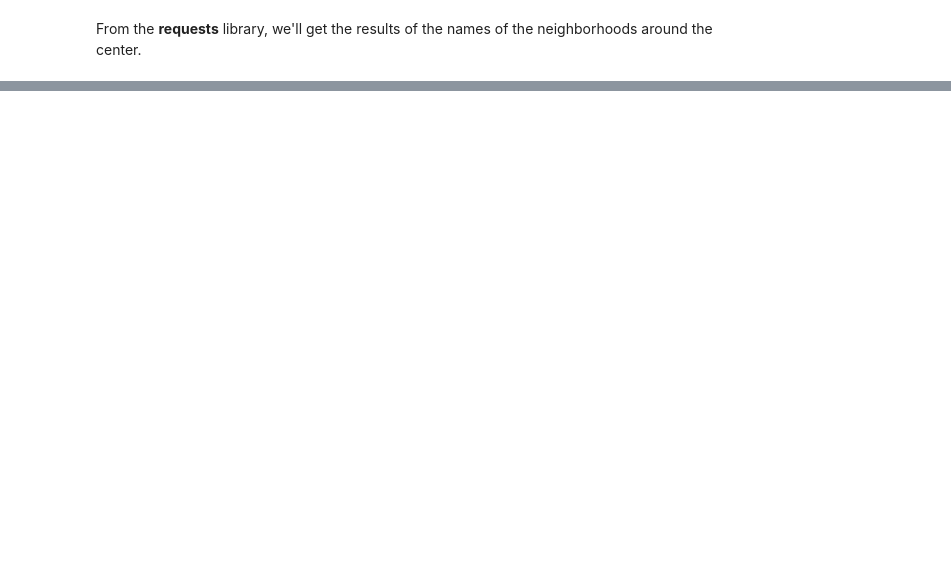
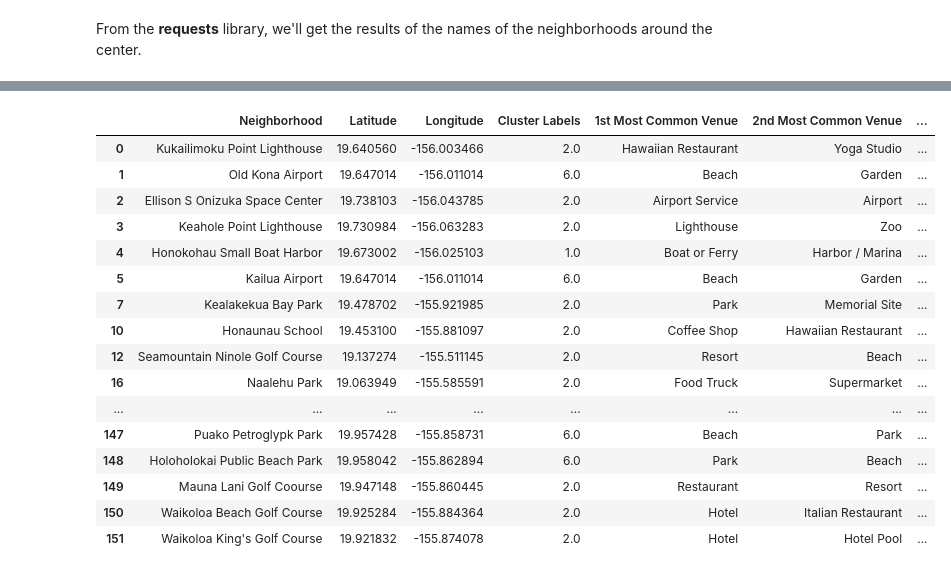
Before and after one commit to Debaparna-Goswami/Coursera_Capstone, a Jupyter notebook: Battle_of_neighborhoods.ipynb, the cells around one changed output, grey strips where cells are left out. Cells and saved outputs as stored; diff of their text form; code cells hidden in the pictures; blank space fills up the shorter version.

```diff
--- a/Battle_of_neighborhoods.ipynb
+++ b/Battle_of_neighborhoods.ipynb
@@ -333,0 +654,21 @@ results
+# %%
+hawaii_merged.dropna(axis = 0,inplace  = True)
+hawaii_merged.head(130)
+# %% [output]
+|  | Neighborhood | Latitude | Longitude | Cluster Labels | 1st Most Common Venue | 2nd Most Common Venue | ... |
+| 0 | Kukailimoku Point Lighthouse | 19.640560 | -156.003466 | 2.0 | Hawaiian Restaurant | Yoga Studio | ... |
+| 1 | Old Kona Airport | 19.647014 | -156.011014 | 6.0 | Beach | Garden | ... |
+| 2 | Ellison S Onizuka Space Center | 19.738103 | -156.043785 | 2.0 | Airport Service | Airport | ... |
+| 3 | Keahole Point Lighthouse | 19.730984 | -156.063283 | 2.0 | Lighthouse | Zoo | ... |
+| 4 | Honokohau Small Boat Harbor | 19.673002 | -156.025103 | 1.0 | Boat or Ferry | Harbor / Marina | ... |
+| 5 | Kailua Airport | 19.647014 | -156.011014 | 6.0 | Beach | Garden | ... |
+| 7 | Kealakekua Bay Park | 19.478702 | -155.921985 | 2.0 | Park | Memorial Site | ... |
+| 10 | Honaunau School | 19.453100 | -155.881097 | 2.0 | Coffee Shop | Hawaiian Restaurant | ... |
+| 12 | Seamountain Ninole Golf Course | 19.137274 | -155.511145 | 2.0 | Resort | Beach | ... |
+| 16 | Naalehu Park | 19.063949 | -155.585591 | 2.0 | Food Truck | Supermarket | ... |
+| ... | ... | ... | ... | ... | ... | ... | ... |
+| 147 | Puako Petroglypk Park | 19.957428 | -155.858731 | 6.0 | Beach | Park | ... |
+| 148 | Holoholokai Public Beach Park | 19.958042 | -155.862894 | 6.0 | Park | Beach | ... |
+| 149 | Mauna Lani Golf Coourse | 19.947148 | -155.860445 | 2.0 | Restaurant | Resort | ... |
+| 150 | Waikoloa Beach Golf Course | 19.925284 | -155.884364 | 2.0 | Hotel | Italian Restaurant | ... |
+| 151 | Waikoloa King's Golf Course | 19.921832 | -155.874078 | 2.0 | Hotel | Hotel Pool | ... |
```
Also changed, not shown: parts of 30 cells of this notebook.
